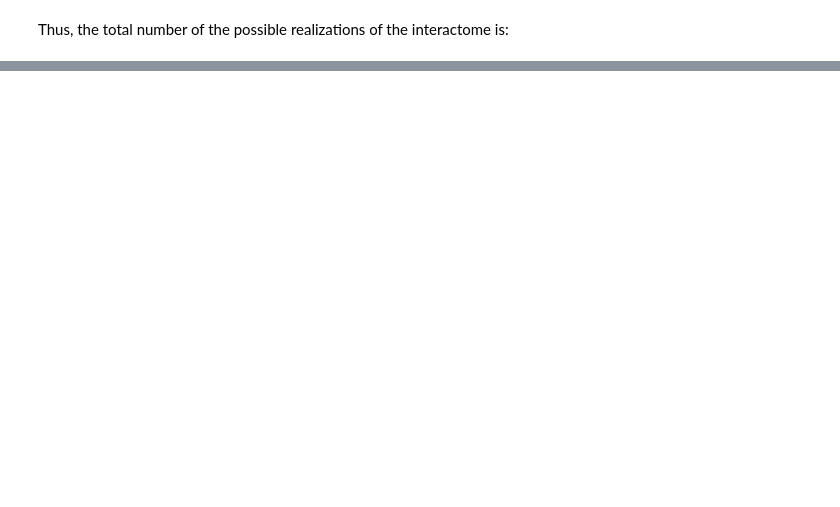
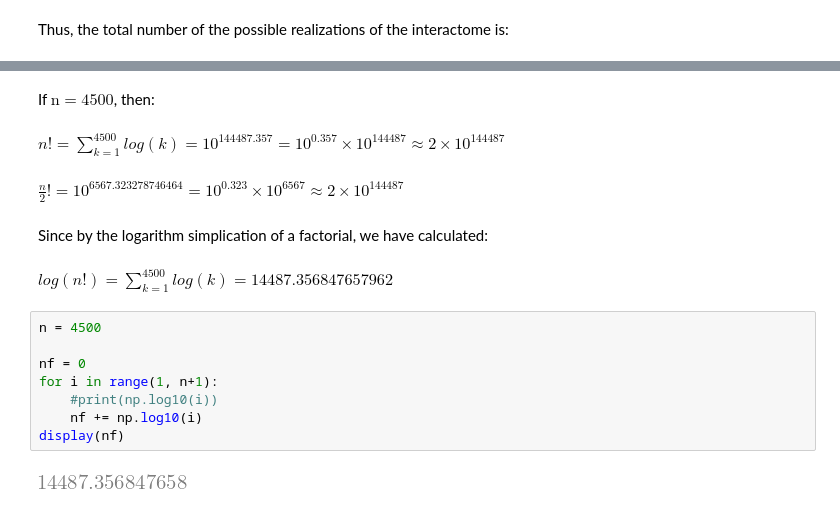
Before and after one commit to wittler-github/BioInformatics, a Jupyter notebook: Interactome/LevinthalsParadoxOfTheInteractome.ipynb, the cells around one changed output, grey strips where cells are left out. Saved outputs shown, nothing was run; the diff lists cells and outputs as text; blank space fills up the shorter version.

```diff
--- a/Interactome/LevinthalsParadoxOfTheInteractome.ipynb
+++ b/Interactome/LevinthalsParadoxOfTheInteractome.ipynb
@@ -57,0 +62,20 @@ If n = 4500, then
+# %% [markdown]
+If $\text{n} = 4500$, then:
+# %% [markdown]
+$n! = \sum \limits _{k=1} ^{4500} log(k) = 10^{144487.357} = 10^{0.357} \times 10^{144487} \approx 2 \times 10^{144487}$
+# %% [markdown]
+$\frac{n}{2}! = 10^{6567.323278746464} = 10^{0.323} \times 10^{6567} \approx 2 \times 10^{144487}$
+# %% [markdown]
+Since by the logarithm simplication of a factorial, we have calculated:
+# %% [markdown]
+$log(n!) = \sum \limits _{k=1} ^{4500} log(k) = 14487.356847657962 $
+# %%
+n = 4500
+
+nf = 0
+for i in range(1, n+1):
+    #print(np.log10(i))
+    nf += np.log10(i)
+display(nf)
+# %% [output]
+[figure, added]
```
Also changed, not shown: parts of 21 cells of this notebook.
